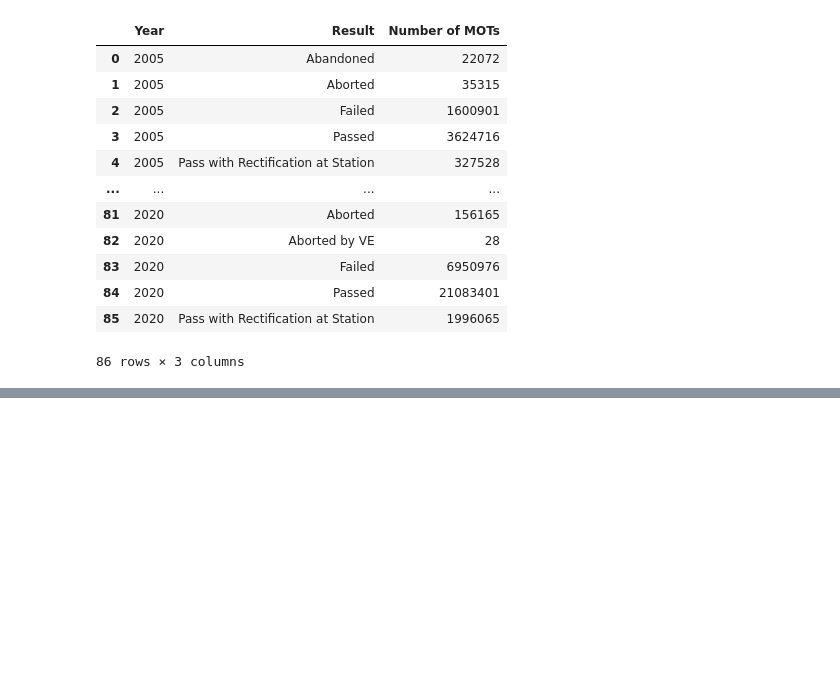
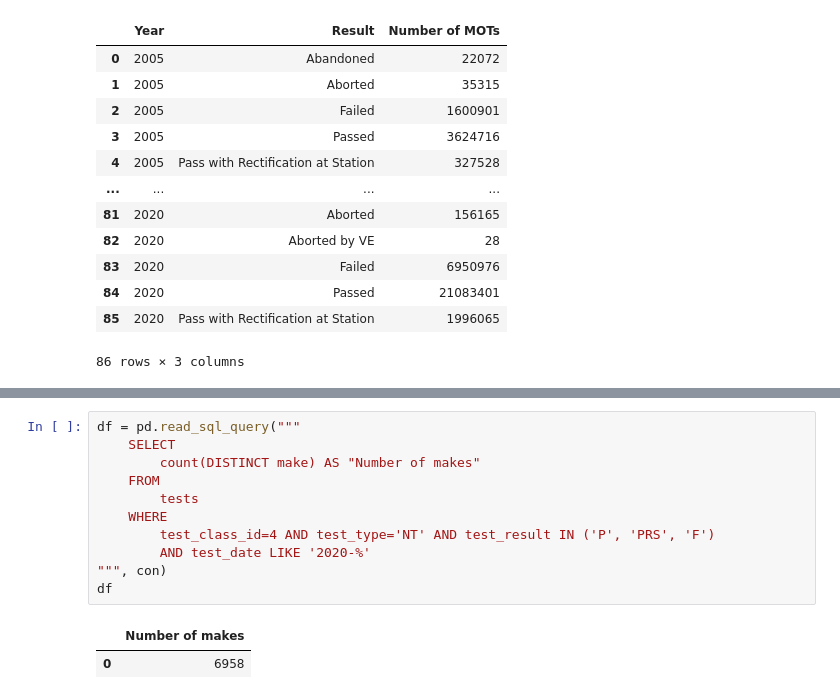
Before and after one commit to michalc/dft-mot-analysis, a Jupyter notebook: 03 - explore.ipynb, the cells around one changed output, grey strips where cells are left out. Drawn from its saved outputs; the diff is of its cells as text; blank space fills up the shorter version.

```diff
--- a/03 - explore.ipynb
+++ b/03 - explore.ipynb
@@ -162,3 +162,17 @@ plt.savefig("charts/04 - MOT result proportions.svg", bbox_inches="tight")
 plt.show()
 # %% [output]
 [drawing not drawn]
+# %%
+df = pd.read_sql_query("""
+    SELECT
+        count(DISTINCT make) AS "Number of makes"
+    FROM
+        tests
+    WHERE
+        test_class_id=4 AND test_type='NT' AND test_result IN ('P', 'PRS', 'F')
+        AND test_date LIKE '2020-%'
+""", con)
+df
+# %% [output]
+|  | Number of makes |
+| 0 | 6958 |
```
Also changed, not shown: parts of 4 cells of this notebook.
